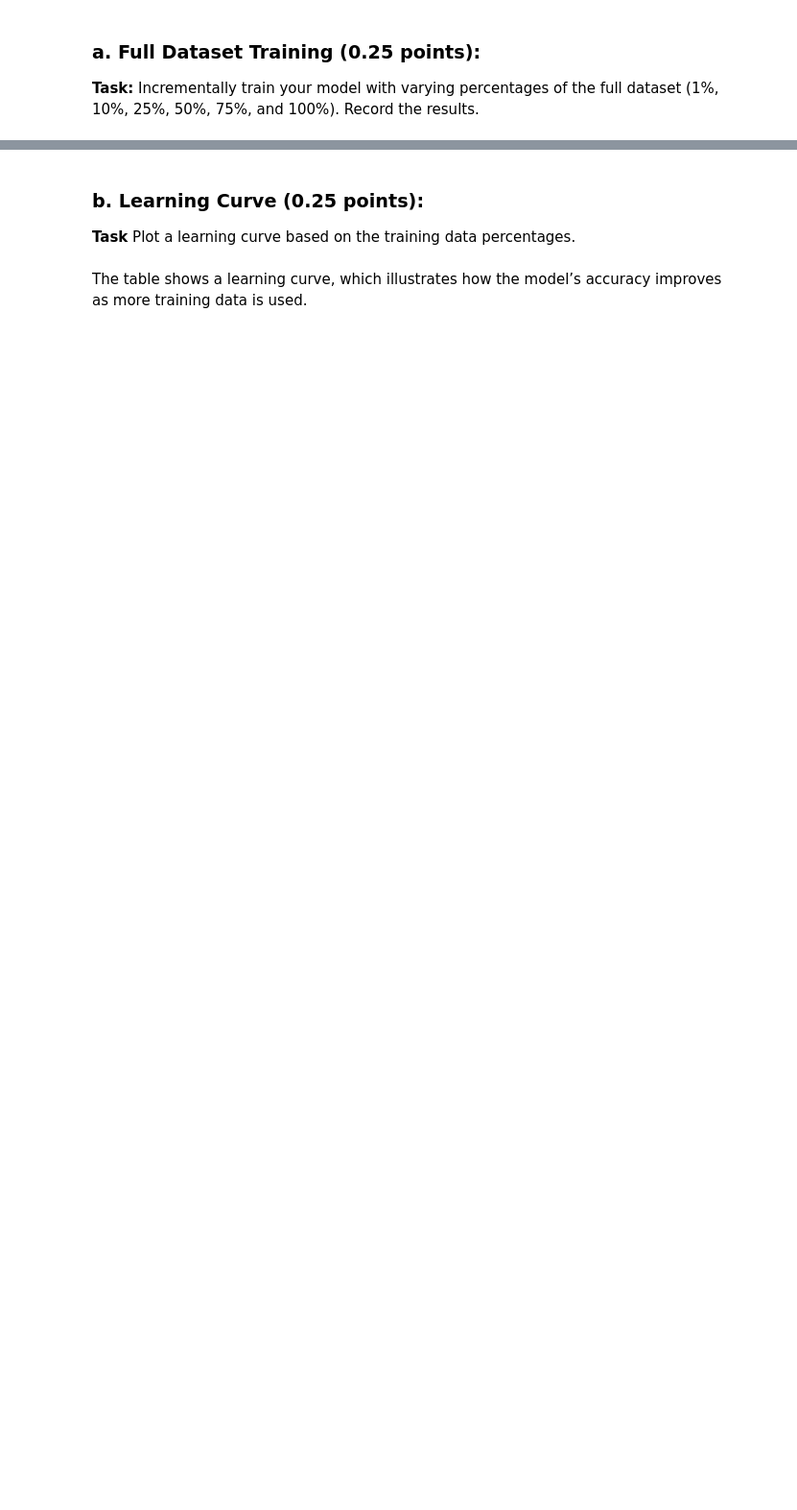
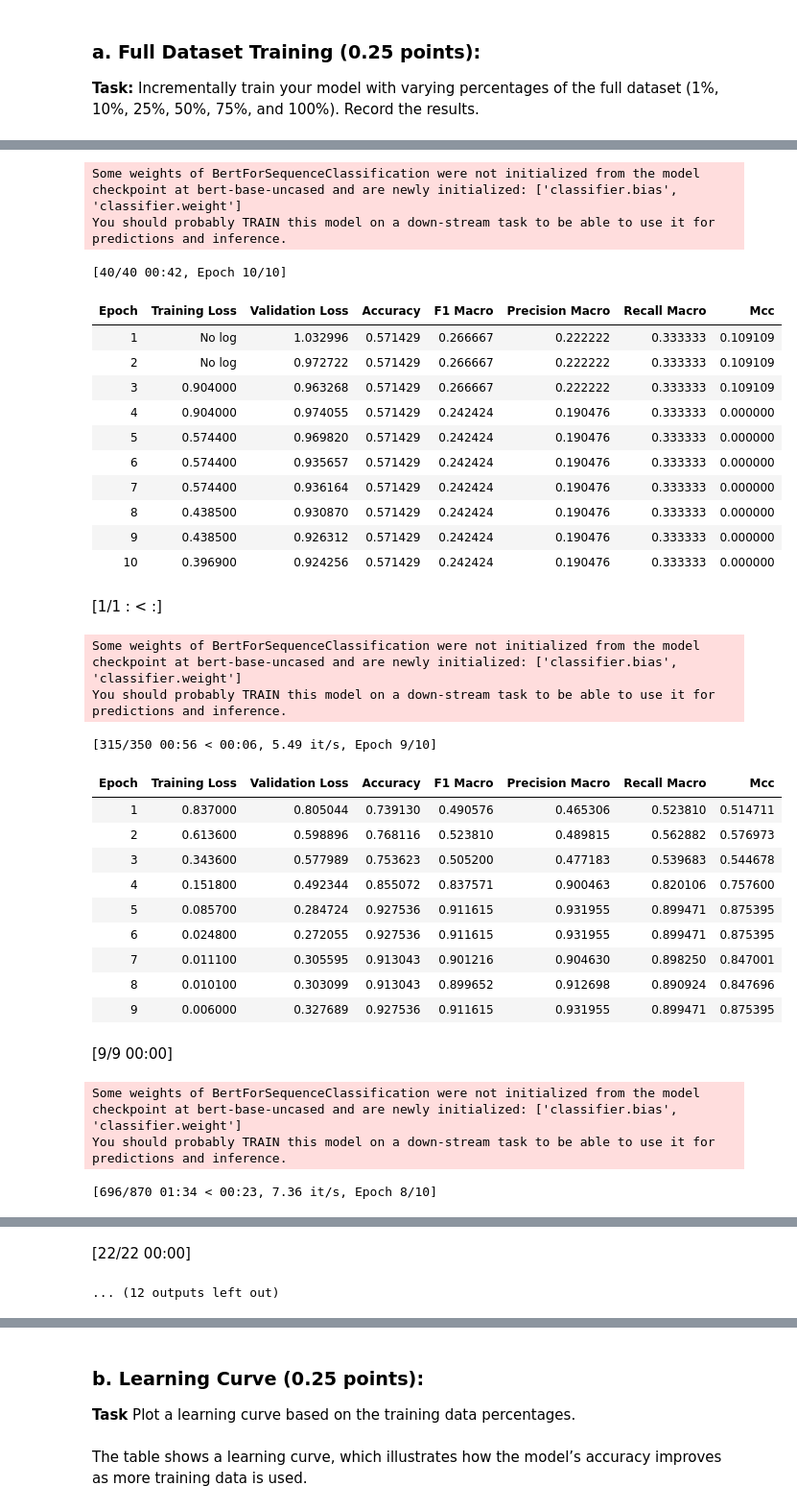
Before and after one commit to victorsobottka/nlp_finalproject_2025, a Jupyter notebook: Notebook_Part03.ipynb, the cells around one changed output, grey strips where cells are left out. Shown at 96% size. Drawn from its saved outputs; the diff is of its cells as text; code cells hidden in the pictures; blank space fills up the shorter version.

```diff
--- a/Notebook_Part03.ipynb
+++ b/Notebook_Part03.ipynb
@@ -48,18 +155,59 @@ The following code is used to train and evaluate the model, the results are save
 # %%
-# Train the model using different fractions of training data
+from sklearn.utils import shuffle
+results = {}
+
+X_text, y = shuffle(X_text, y, random_state=42)
 fractions = [0.01, 0.10, 0.25, 0.50, 0.75, 1.00]
-results = {}
 
 for frac in fractions:
     size = int(len(X_text) * frac)
     X_frac = X_text[:size]
     y_frac = y[:size]
 
-    # 80% train, 20% test
-    X_train_frac, X_test_frac, y_train_frac, y_test_frac = train_test_split(
+    X_train_frac, X_val_frac, y_train_frac, y_val_frac = train_test_split(
         X_frac, y_frac, test_size=0.2, random_state=42
     )
 
-    model = train_model(X_train_frac, y_train_frac)
-    acc = evaluate_model(model, X_test_frac, y_test_frac)
-    results[int(frac * 100)] = round(acc * 100, 2)
+    trainer = train_bert_model(X_train_frac, y_train_frac, X_val_frac, y_val_frac)
+    metrics = trainer.evaluate()
+    results[int(frac * 100)] = {
+        "Accuracy (%)": round(metrics["eval_accuracy"] * 100, 2),
+        "F1 Macro": round(metrics["eval_f1_macro"] * 100, 2),
+        "Precision Macro": round(metrics["eval_precision_macro"] * 100, 2),
+        "Recall Macro": round(metrics["eval_recall_macro"] * 100, 2),
+        "MCC": round(metrics["eval_mcc"] * 100, 2)
+
+    }
+# %% [output]
+Some weights of BertForSequenceClassification were not initialized from the model checkpoint at bert-base-uncased and are newly initialized: ['classifier.bias', 'classifier.weight']
+You should probably TRAIN this model on a down-stream task to be able to use it for predictions and inference.
+[40/40 00:42, Epoch 10/10]
+| Epoch | Training Loss | Validation Loss | Accuracy | F1 Macro | Precision Macro | Recall Macro | Mcc |
+| 1 | No log | 1.032996 | 0.571429 | 0.266667 | 0.222222 | 0.333333 | 0.109109 |
+| 2 | No log | 0.972722 | 0.571429 | 0.266667 | 0.222222 | 0.333333 | 0.109109 |
+| 3 | 0.904000 | 0.963268 | 0.571429 | 0.266667 | 0.222222 | 0.333333 | 0.109109 |
+| 4 | 0.904000 | 0.974055 | 0.571429 | 0.242424 | 0.190476 | 0.333333 | 0.000000 |
+| 5 | 0.574400 | 0.969820 | 0.571429 | 0.242424 | 0.190476 | 0.333333 | 0.000000 |
+| 6 | 0.574400 | 0.935657 | 0.571429 | 0.242424 | 0.190476 | 0.333333 | 0.000000 |
+| 7 | 0.574400 | 0.936164 | 0.571429 | 0.242424 | 0.190476 | 0.333333 | 0.000000 |
+| 8 | 0.438500 | 0.930870 | 0.571429 | 0.242424 | 0.190476 | 0.333333 | 0.000000 |
+| 9 | 0.438500 | 0.926312 | 0.571429 | 0.242424 | 0.190476 | 0.333333 | 0.000000 |
+| 10 | 0.396900 | 0.924256 | 0.571429 | 0.242424 | 0.190476 | 0.333333 | 0.000000 |
+[1/1 : < :]
+Some weights of BertForSequenceClassification were not initialized from the model checkpoint at bert-base-uncased and are newly initialized: ['classifier.bias', 'classifier.weight']
+You should probably TRAIN this model on a down-stream task to be able to use it for predictions and inference.
+[315/350 00:56 < 00:06, 5.49 it/s, Epoch 9/10]
+| Epoch | Training Loss | Validation Loss | Accuracy | F1 Macro | Precision Macro | Recall Macro | Mcc |
+| 1 | 0.837000 | 0.805044 | 0.739130 | 0.490576 | 0.465306 | 0.523810 | 0.514711 |
+| 2 | 0.613600 | 0.598896 | 0.768116 | 0.523810 | 0.489815 | 0.562882 | 0.576973 |
+| 3 | 0.343600 | 0.577989 | 0.753623 | 0.505200 | 0.477183 | 0.539683 | 0.544678 |
+| 4 | 0.151800 | 0.492344 | 0.855072 | 0.837571 | 0.900463 | 0.820106 | 0.757600 |
+| 5 | 0.085700 | 0.284724 | 0.927536 | 0.911615 | 0.931955 | 0.899471 | 0.875395 |
+| 6 | 0.024800 | 0.272055 | 0.927536 | 0.911615 | 0.931955 | 0.899471 | 0.875395 |
+| 7 | 0.011100 | 0.305595 | 0.913043 | 0.901216 | 0.904630 | 0.898250 | 0.847001 |
+| 8 | 0.010100 | 0.303099 | 0.913043 | 0.899652 | 0.912698 | 0.890924 | 0.847696 |
+| 9 | 0.006000 | 0.327689 | 0.927536 | 0.911615 | 0.931955 | 0.899471 | 0.875395 |
+[9/9 00:00]
+Some weights of BertForSequenceClassification were not initialized from the model checkpoint at bert-base-uncased and are newly initialized: ['classifier.bias', 'classifier.weight']
+You should probably TRAIN this model on a down-stream task to be able to use it for predictions and inference.
+[696/870 01:34 < 00:23, 7.36 it/s, Epoch 8/10]
@@ -65,0 +223,2 @@ for frac in fractions:
+[22/22 00:00]
+... (12 outputs left out)
```
Also changed, not shown: parts of 20 cells of this notebook.
